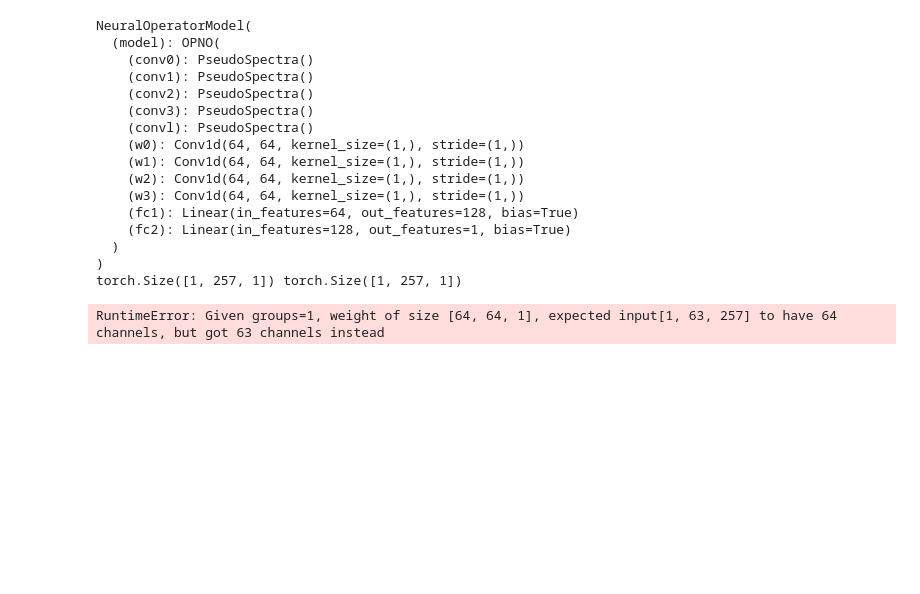
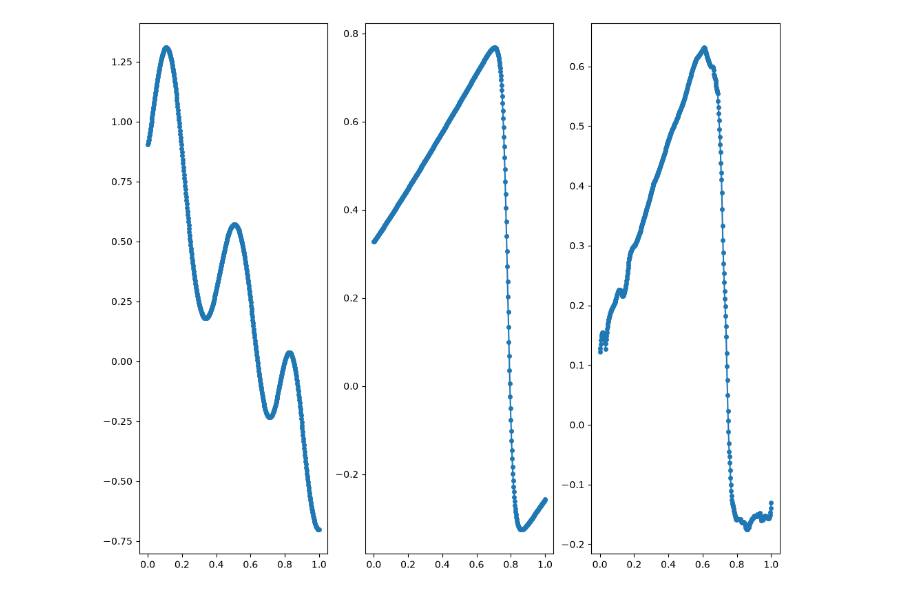
Before and after one commit to jens-nielsen/UltraNet, a Jupyter notebook: model_inspector.ipynb, the cells around one changed output. Saved outputs shown, nothing was run; the diff lists cells and outputs as text; code cells hidden in the pictures; blank space fills up the shorter version.

```diff
--- a/model_inspector.ipynb
+++ b/model_inspector.ipynb
@@ -28,42 +42,21 @@ device = "mps" if torch.backends.mps.is_available() else "cuda" if torch.cuda.is
 # %%
-from src.utils.data import generate_grid
+def visualize_output(model: NeuralOperatorModel, data: NeuralOperatorDataset):
+    a, u = next(iter(data.test_loader))
+    a, u = a[0:1], u[0:1]
+    if data_type == DataType.BURGERS or DataType.BURGERS_PERIODIC or DataType.BURGERS_PSROBIN:
+        out = model(a).detach().numpy()
+
+        grid = a[... , 1:]
+
+        fig, axs = plt.subplots(1, 3, figsize=(12, 10))
+        markevery = 1
+        axs[0].plot(grid[0], a[0,..., 0:1], 'o', ls='-', ms=4, markevery=markevery)
+        axs[1].plot(grid[0], u[0], 'o', ls='-', ms=4, markevery=markevery)
+        axs[2].plot(grid[0], out[0], 'o', ls='-', ms=4, markevery=markevery)
+
+        plt.show()
 
 
-def visualize_output(model, data_type: DataType, a, u):
-    print(a.shape, u.shape)
-
-    if data_type == DataType.BURGERS or DataType.BURGERS_PERIODIC:
-        out = model(a)
-
-        # Establish figure subplots and titles
-        fig, axs = plt.subplots(1, 3, figsize=(12, 10))
-
-
-        grid = generate_grid(a.shape[1], cheby)
-
-        markevery = 128
-        axs[0][0].plot(grid, a, 'o', ls='-', ms=4, markevery=markevery)
-        axs[0][1].plot(grid, u, 'o', ls='-', ms=4, markevery=markevery)
-        axs[0][2].plot(grid, out, 'o', ls='-', ms=4, markevery=markevery)
-
-        plt.show()
-print(model)
-visualize_output(model, data_type=data_type, a=data["a"][-1:][:, ::d["subsample"]].to(device), u=data["u"][-1:][:, ::d["subsample"]].to(device))
+visualize_output(model, data=data)
 # %% [output]
-NeuralOperatorModel(
-  (model): OPNO(
-    (conv0): PseudoSpectra()
-    (conv1): PseudoSpectra()
-    (conv2): PseudoSpectra()
-    (conv3): PseudoSpectra()
-    (convl): PseudoSpectra()
-    (w0): Conv1d(64, 64, kernel_size=(1,), stride=(1,))
-    (w1): Conv1d(64, 64, kernel_size=(1,), stride=(1,))
-    (w2): Conv1d(64, 64, kernel_size=(1,), stride=(1,))
-    (w3): Conv1d(64, 64, kernel_size=(1,), stride=(1,))
-    (fc1): Linear(in_features=64, out_features=128, bias=True)
-    (fc2): Linear(in_features=128, out_features=1, bias=True)
-  )
-)
-torch.Size([1, 257, 1]) torch.Size([1, 257, 1])
-RuntimeError: Given groups=1, weight of size [64, 64, 1], expected input[1, 63, 257] to have 64 channels, but got 63 channels instead
+[figure, added]
```
Also changed, not shown: parts of 2 cells of this notebook, 2 other files.
